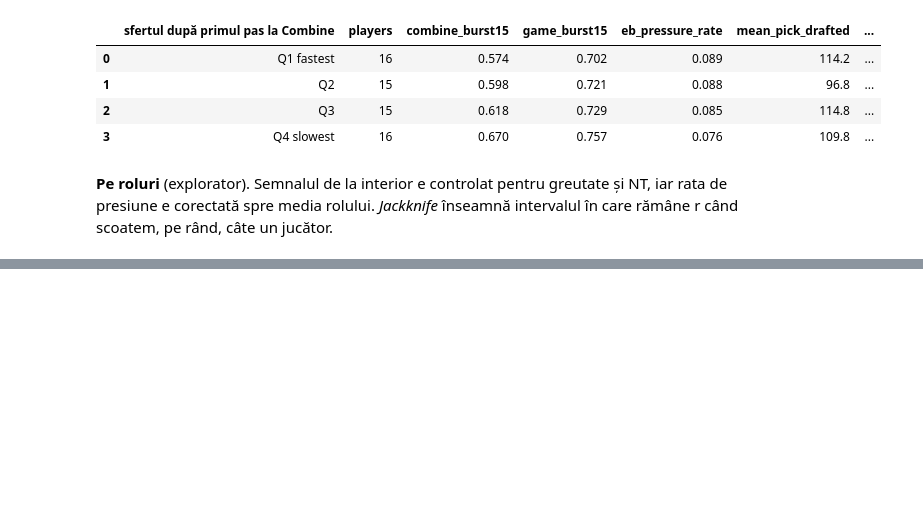
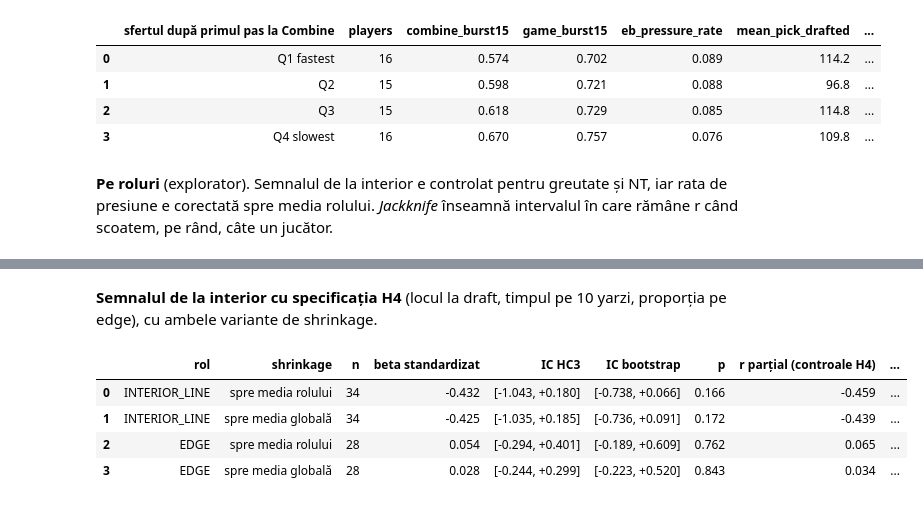
Before and after one commit to Nasalciuc/NFL-Hacktone-2026, a Jupyter notebook: dl_first_step/review_notebook.ipynb, the cells around one changed output, grey strips where cells are left out. Saved outputs shown, nothing was run; the diff lists cells and outputs as text; code cells hidden in the pictures; blank space fills up the shorter version.

```diff
--- a/dl_first_step/review_notebook.ipynb
+++ b/dl_first_step/review_notebook.ipynb
@@ -494,0 +498,9 @@ pragul Bonferroni pentru circa 20 de verificări: 0.0025
+# %%
+rows = []
+for meas, v in rev3["h1_by_measure"].items():
+    rows.append({"măsura": meas, "Pearson": v["pearson"]["r"], "IC Pearson": ci(v["pearson"]["ci"]), "p Pearson": v["pearson"]["p"],
+                 "Spearman": v["spearman"]["r"], "IC Spearman": ci(v["spearman"]["ci"]),
+                 "după greutate": v["partial_weight_only"]["r"], "IC după greutate": ci(v["partial_weight_only"]["ci"]),
+                 "după greutate și rol": v["partial_weight_role"]["r"], "IC după greutate și rol": ci(v["partial_weight_role"]["ci"]),
+                 "Spearman după greutate și rol": v["partial_spearman_weight_role"]["r"]})
+pd.DataFrame(rows).set_index("măsura").T
@@ -495 +535,19 @@ pragul Bonferroni pentru circa 20 de verificări: 0.0025
+# %% [markdown]
+**Semnalul de la interior cu specificația H4** (locul la draft, timpul pe 10 yarzi, proporția pe edge), cu ambele variante de shrinkage.
+# %%
+rows = []
+for role, v in rev3["pressure_by_role_h4_spec"].items():
+    for shrink in ("eb_group", "eb_global"):
+        o = v[shrink]
+        rows.append({"rol": role, "shrinkage": "spre media rolului" if shrink == "eb_group" else "spre media globală", "n": v["n"],
+                     "beta standardizat": o["std_beta"], "IC HC3": ci(o["ci_hc3"]), "IC bootstrap": ci(o["ci_boot"]), "p": o["p"],
+                     "r parțial (controale H4)": o["partial_h4_controls"]["r"], "IC r parțial": ci(o["partial_h4_controls"]["ci"]),
+                     "r parțial + greutate + NT": o["partial_h4_controls_weight_nt"]["r"]})
+pd.DataFrame(rows)
+# %% [output]
+|  | rol | shrinkage | n | beta standardizat | IC HC3 | IC bootstrap | p | r parțial (controale H4) | ... |
+| 0 | INTERIOR_LINE | spre media rolului | 34 | -0.432 | [-1.043, +0.180] | [-0.738, +0.066] | 0.166 | -0.459 | ... |
+| 1 | INTERIOR_LINE | spre media globală | 34 | -0.425 | [-1.035, +0.185] | [-0.736, +0.091] | 0.172 | -0.439 | ... |
+| 2 | EDGE | spre media rolului | 28 | 0.054 | [-0.294, +0.401] | [-0.189, +0.609] | 0.762 | 0.065 | ... |
+| 3 | EDGE | spre media globală | 28 | 0.028 | [-0.244, +0.299] | [-0.223, +0.520] | 0.843 | 0.034 | ... |
 # %% [markdown]
```
Also changed, not shown: parts of 13 cells of this notebook, 23 other files.
